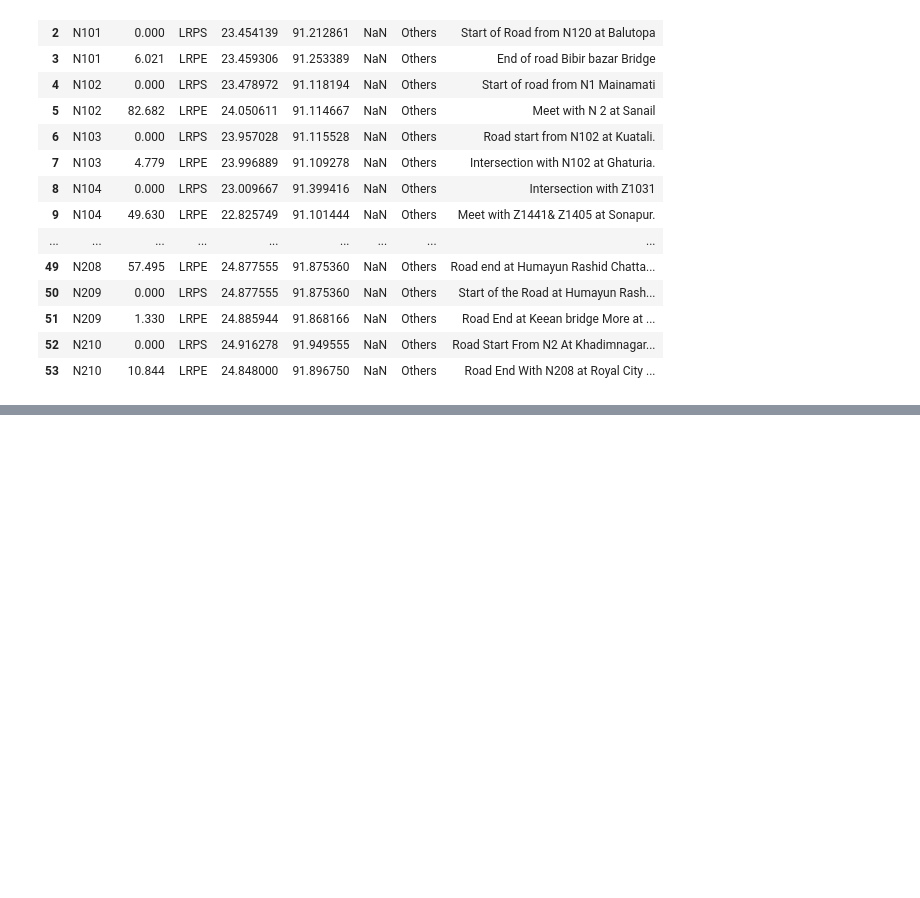
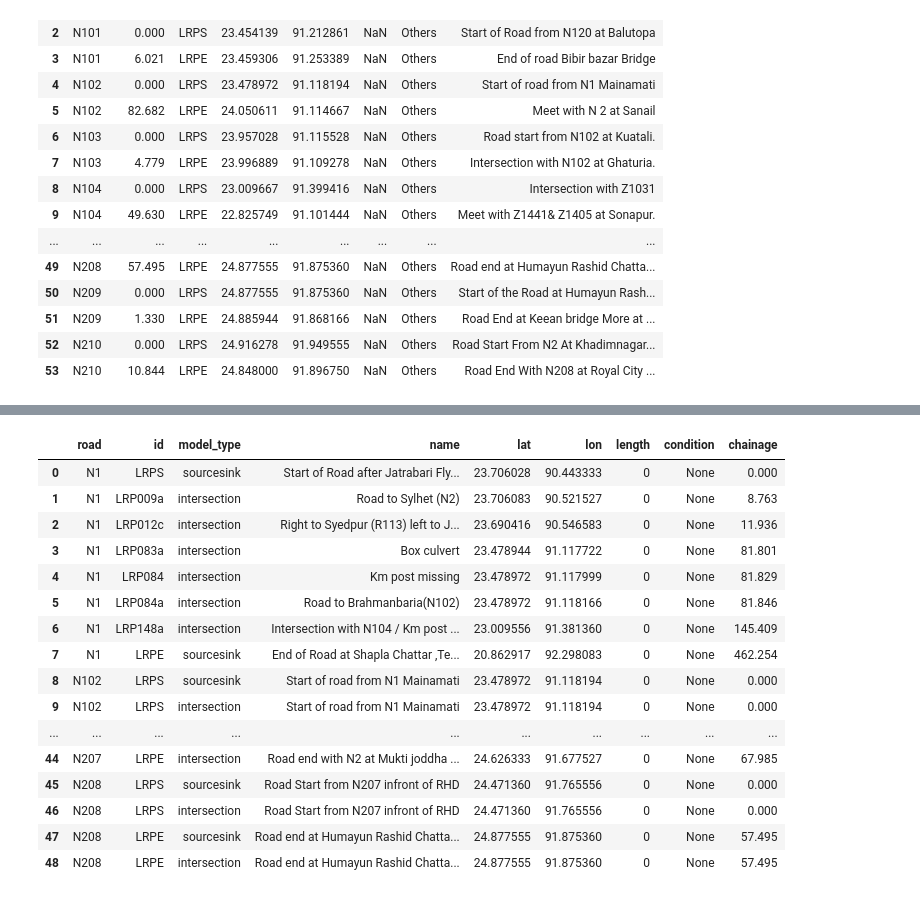
Before and after one commit to nielsvdd42/EPA133A-Advanced-Simulation-Group-1, a Jupyter notebook: EPA133a-G01-A3/data_version1.ipynb, the cells around one changed output, grey strips where cells are left out. Saved outputs shown, nothing was run; the diff lists cells and outputs as text; code cells hidden in the pictures; blank space fills up the shorter version.

```diff
--- a/EPA133a-G01-A3/data_version1.ipynb
+++ b/EPA133a-G01-A3/data_version1.ipynb
@@ -125,0 +198,51 @@ memory usage: 126.3+ KB
+# %%
+df_i1 = intersections[['road_1','lrp_1','chainage_1']].rename(columns={
+    'road_1':'road',
+    'lrp_1':'lrp',
+    'chainage_1':'chainage'
+})
+
+df_i2 = intersections[['road_2','lrp_2','chainage_2']].rename(columns={
+    'road_2':'road',
+    'lrp_2':'lrp',
+    'chainage_2':'chainage'
+})
+
+df_intersections = pd.concat([df_i1, df_i2]).drop_duplicates()
+# display(df_intersections)
+
+df_intersections = df_intersections.merge(
+    dfN,
+    on=['road','lrp','chainage'],
+    how='left'
+)
+# print(df_intersections.head())
+
+df_intersections['model_type'] = 'intersection'
+df_intersections['length'] = 0
+df_intersections['condition'] = None
+
+df_intersections = df_intersections[['road','lrp','model_type','name','lat','lon','length','condition','chainage']]
+df_intersections = df_intersections.rename(columns={'lrp':'id'})
+
+df_final = pd.concat([df_filtered, df_intersections], ignore_index=True)
+df_final = df_final.sort_values(['road', 'chainage']).reset_index(drop=True)
+df_final.head(50)
+# %% [output]
+|  | road | id | model_type | name | lat | lon | length | condition | chainage |
+| 0 | N1 | LRPS | sourcesink | Start of Road after Jatrabari Fly... | 23.706028 | 90.443333 | 0 | None | 0.000 |
+| 1 | N1 | LRP009a | intersection | Road to Sylhet (N2) | 23.706083 | 90.521527 | 0 | None | 8.763 |
+| 2 | N1 | LRP012c | intersection | Right to Syedpur (R113) left to J... | 23.690416 | 90.546583 | 0 | None | 11.936 |
+| 3 | N1 | LRP083a | intersection | Box culvert | 23.478944 | 91.117722 | 0 | None | 81.801 |
+| 4 | N1 | LRP084 | intersection | Km post missing | 23.478972 | 91.117999 | 0 | None | 81.829 |
+| 5 | N1 | LRP084a | intersection | Road to Brahmanbaria(N102) | 23.478972 | 91.118166 | 0 | None | 81.846 |
+| 6 | N1 | LRP148a | intersection | Intersection with N104 / Km post ... | 23.009556 | 91.381360 | 0 | None | 145.409 |
+| 7 | N1 | LRPE | sourcesink | End of Road at Shapla Chattar ,Te... | 20.862917 | 92.298083 | 0 | None | 462.254 |
+| 8 | N102 | LRPS | sourcesink | Start of road from N1 Mainamati | 23.478972 | 91.118194 | 0 | None | 0.000 |
+| 9 | N102 | LRPS | intersection | Start of road from N1 Mainamati | 23.478972 | 91.118194 | 0 | None | 0.000 |
+| ... | ... | ... | ... | ... | ... | ... | ... | ... | ... |
+| 44 | N207 | LRPE | intersection | Road end with N2 at Mukti joddha ... | 24.626333 | 91.677527 | 0 | None | 67.985 |
+| 45 | N208 | LRPS | sourcesink | Road Start from N207 infront of RHD | 24.471360 | 91.765556 | 0 | None | 0.000 |
+| 46 | N208 | LRPS | intersection | Road Start from N207 infront of RHD | 24.471360 | 91.765556 | 0 | None | 0.000 |
+| 47 | N208 | LRPE | sourcesink | Road end at Humayun Rashid Chatta... | 24.877555 | 91.875360 | 0 | None | 57.495 |
+| 48 | N208 | LRPE | intersection | Road end at Humayun Rashid Chatta... | 24.877555 | 91.875360 | 0 | None | 57.495 |
```
Also changed, not shown: parts of 22 cells of this notebook.
